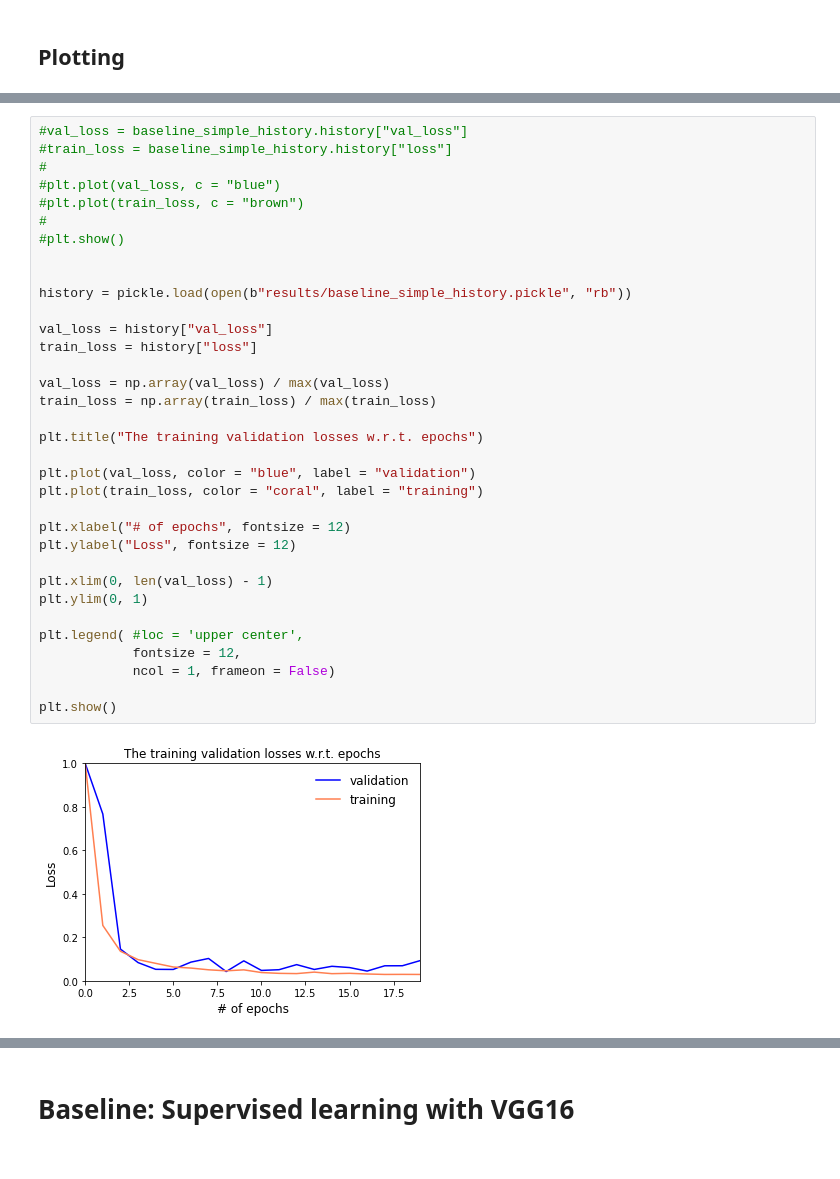
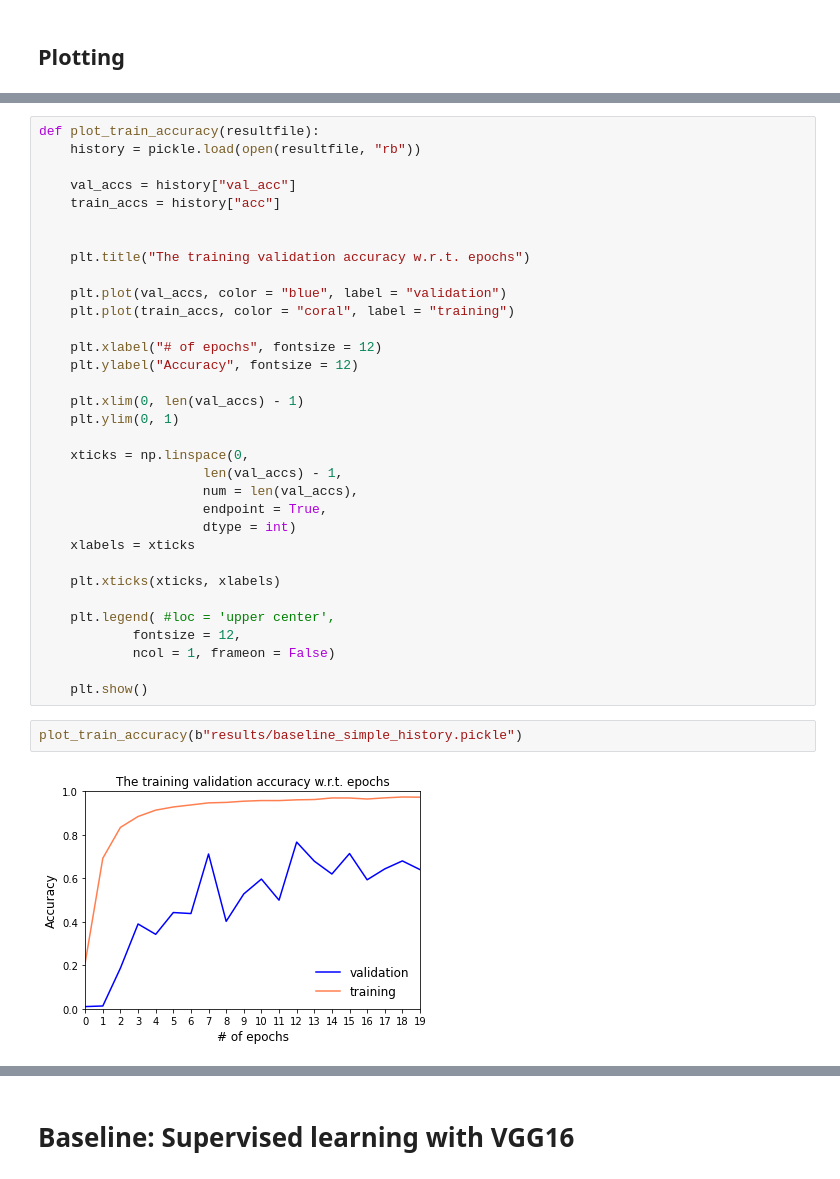
Before and after one commit to sudormroot/masters_thesis_code, a Jupyter notebook: thesis_main_code.ipynb, the cells around one changed output, grey strips where cells are left out. Saved outputs shown, nothing was run; the diff lists cells and outputs as text.

```diff
--- a/thesis_main_code.ipynb
+++ b/thesis_main_code.ipynb
@@ -355,36 +345,37 @@ plt.show()
-# %%
-#val_loss = baseline_simple_history.history["val_loss"]
-#train_loss = baseline_simple_history.history["loss"]
-#
-#plt.plot(val_loss, c = "blue")
-#plt.plot(train_loss, c = "brown")
-#
-#plt.show()
-
-
-history = pickle.load(open(b"results/baseline_simple_history.pickle", "rb"))
-
-val_loss = history["val_loss"]
-train_loss = history["loss"]
-
-val_loss = np.array(val_loss) / max(val_loss)
-train_loss = np.array(train_loss) / max(train_loss)
-
-plt.title("The training validation losses w.r.t. epochs")
-
-plt.plot(val_loss, color = "blue", label = "validation")
-plt.plot(train_loss, color = "coral", label = "training")
-
-plt.xlabel("# of epochs", fontsize = 12)
-plt.ylabel("Loss", fontsize = 12)
-
-plt.xlim(0, len(val_loss) - 1)
-plt.ylim(0, 1)
-
-plt.legend( #loc = 'upper center',
-            fontsize = 12,
-            ncol = 1, frameon = False)
-
-plt.show()
-# %% [output]
-[figure, removed]
+# %%
+def plot_train_accuracy(resultfile):
+    history = pickle.load(open(resultfile, "rb"))
+
+    val_accs = history["val_acc"]
+    train_accs = history["acc"]
+
+
+    plt.title("The training validation accuracy w.r.t. epochs")
+
+    plt.plot(val_accs, color = "blue", label = "validation")
+    plt.plot(train_accs, color = "coral", label = "training")
+
+    plt.xlabel("# of epochs", fontsize = 12)
+    plt.ylabel("Accuracy", fontsize = 12)
+
+    plt.xlim(0, len(val_accs) - 1)
+    plt.ylim(0, 1)
+
+    xticks = np.linspace(0,
+                     len(val_accs) - 1,
+                     num = len(val_accs),
+                     endpoint = True,
+                     dtype = int)
+    xlabels = xticks
+
+    plt.xticks(xticks, xlabels)
+
+    plt.legend( #loc = 'upper center',
+            fontsize = 12,
+            ncol = 1, frameon = False)
+
+    plt.show()
+# %%
+plot_train_accuracy(b"results/baseline_simple_history.pickle")
+# %% [output]
+[figure, added]
```
Also changed, not shown: parts of 31 cells of this notebook.
